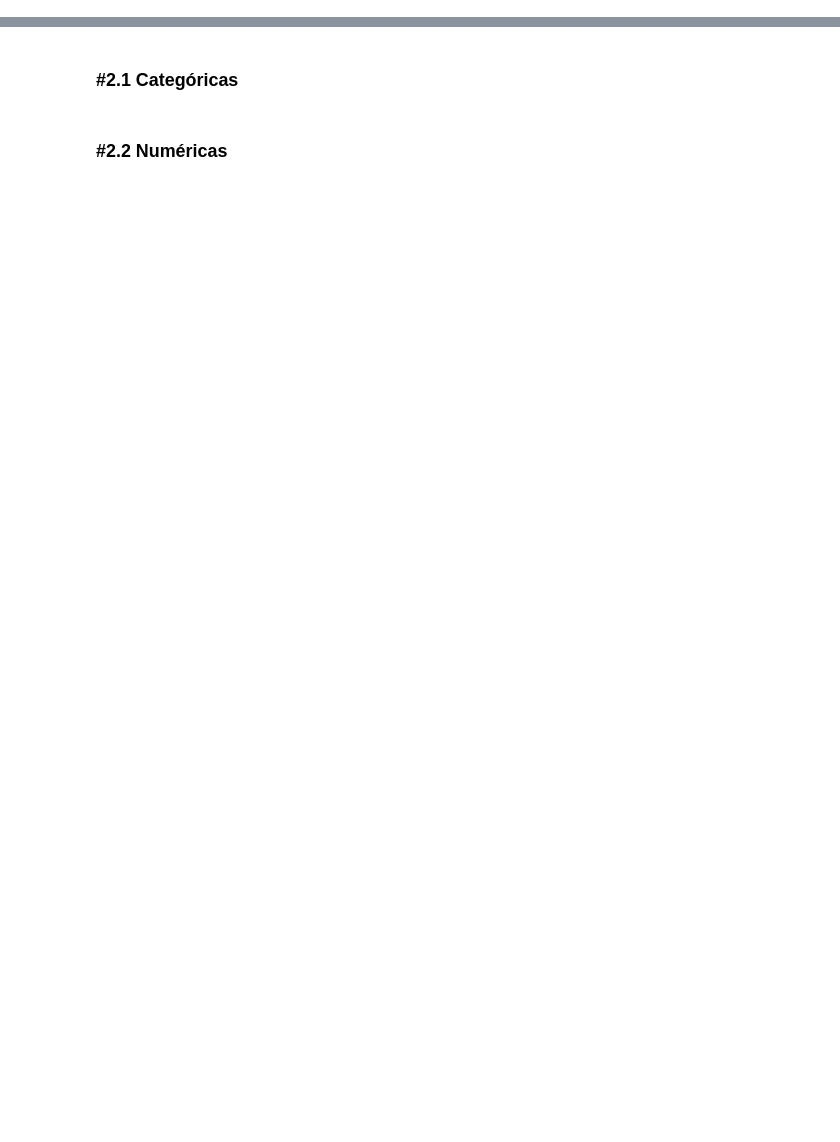
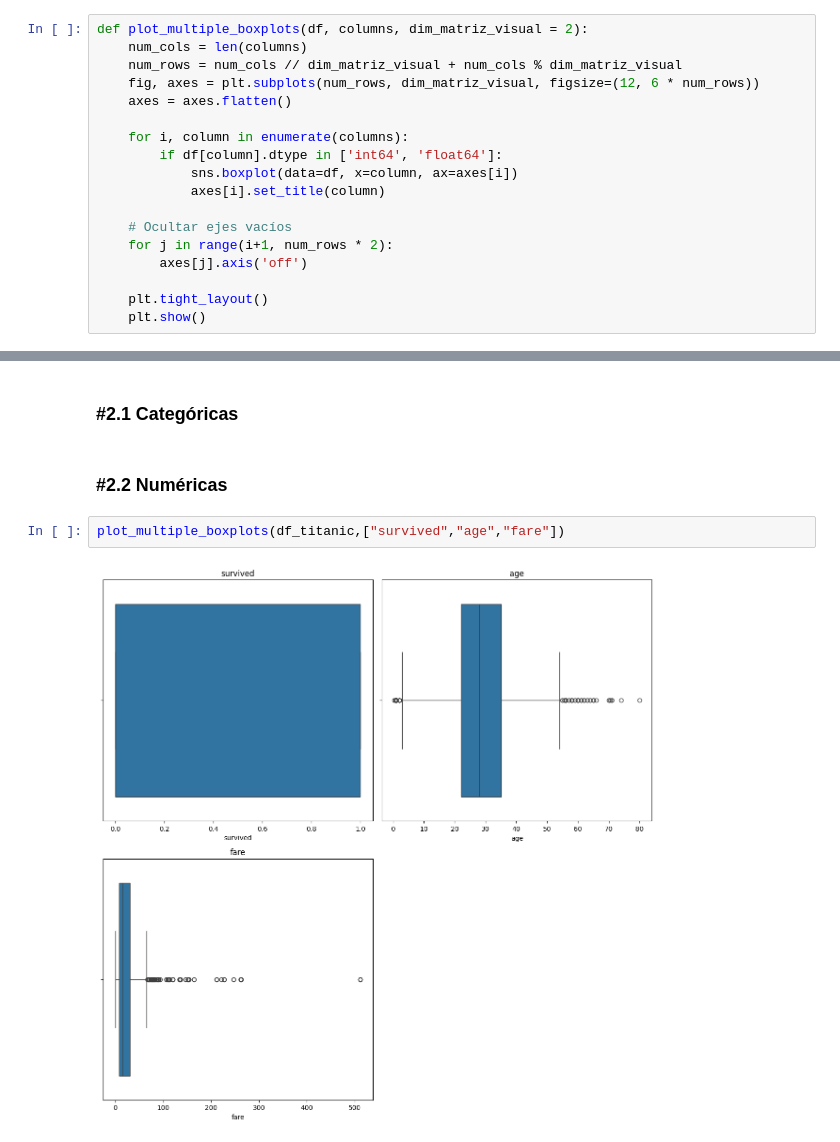
Before and after one commit to willwalker7/DS-Online-willwalker7, a Jupyter notebook: 03_Data_Analysis/Sprint_07/Unidad_01_Estadistica_Descriptiva_Univariante/03_Practica_Obligatoria/18_Practica_Obligatoria_Univariante.ipynb, the cells around one changed output, grey strips where cells are left out. Saved outputs shown, nothing was run; the diff lists cells and outputs as text; blank space fills up the shorter version.

```diff
--- a/03_Data_Analysis/Sprint_07/Unidad_01_Estadistica_Descriptiva_Univariante/03_Practica_Obligatoria/18_Practica_Obligatoria_Univariante.ipynb
+++ b/03_Data_Analysis/Sprint_07/Unidad_01_Estadistica_Descriptiva_Univariante/03_Practica_Obligatoria/18_Practica_Obligatoria_Univariante.ipynb
@@ -248,3 +248,21 @@ Sabiendo que el objetivo de nuestro análisis es hacer un estudio de la superviv
 Nota: Si quieres añadir más, perfecto.
 
 Separa el análisis en categóricas (incluyendo binarias) y numéricas. Muestra valores, gráficas y conclusiones/observaciones (2 o 3 por variable)
+# %%
+def plot_multiple_boxplots(df, columns, dim_matriz_visual = 2):
+    num_cols = len(columns)
+    num_rows = num_cols // dim_matriz_visual + num_cols % dim_matriz_visual
+    fig, axes = plt.subplots(num_rows, dim_matriz_visual, figsize=(12, 6 * num_rows))
+    axes = axes.flatten()
+
+    for i, column in enumerate(columns):
+        if df[column].dtype in ['int64', 'float64']:
+            sns.boxplot(data=df, x=column, ax=axes[i])
+            axes[i].set_title(column)
+
+    # Ocultar ejes vacíos
+    for j in range(i+1, num_rows * 2):
+        axes[j].axis('off')
+
+    plt.tight_layout()
+    plt.show()
@@ -252,3 +355,7 @@ Separa el análisis en categóricas (incluyendo binarias) y numéricas. Muestra
 ### #2.1 Categóricas
 # %% [markdown]
 ### #2.2 Numéricas
+# %%
+plot_multiple_boxplots(df_titanic,["survived","age","fare"])
+# %% [output]
+[figure, added]
```
Also changed, not shown: parts of 3 cells of this notebook.
